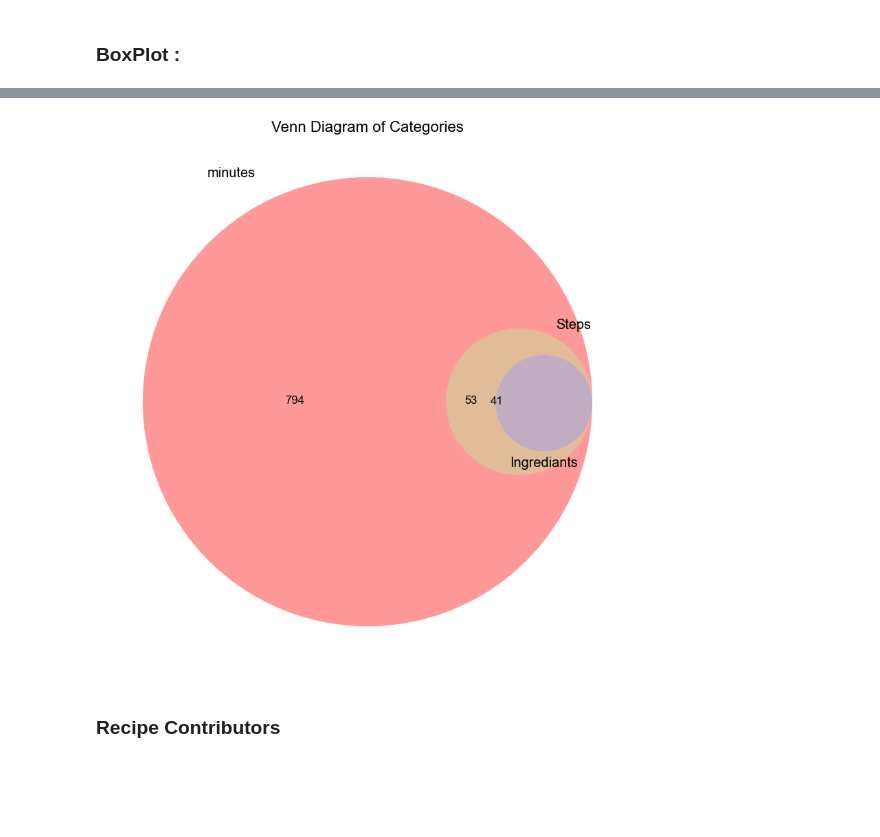
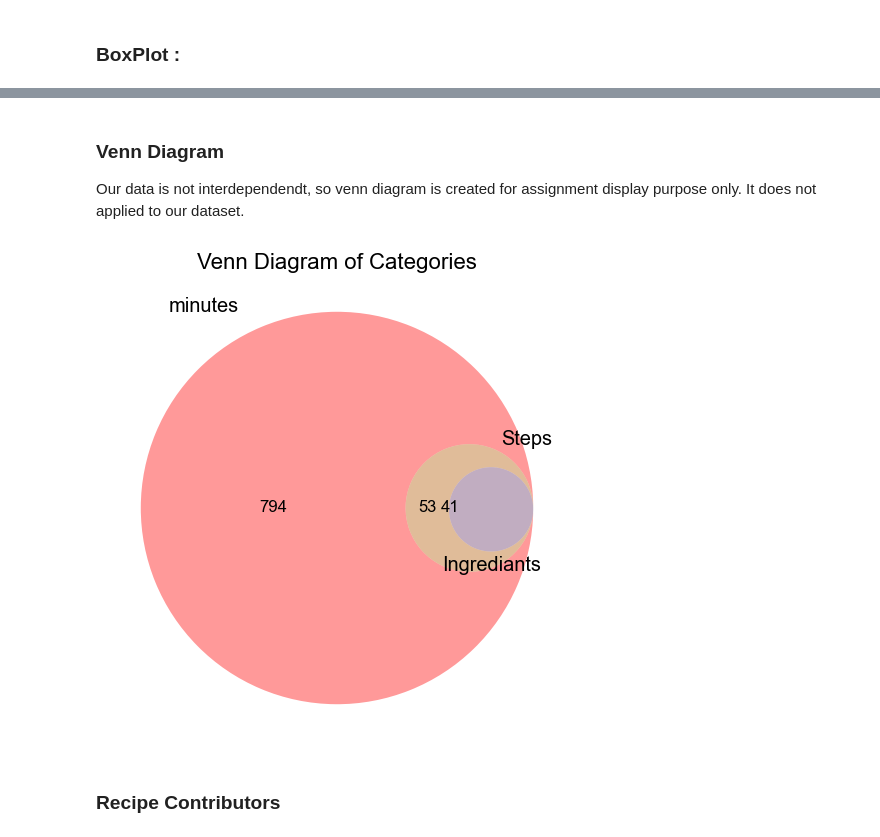
Before and after one commit to khushbunlad/PROG8431, a Jupyter notebook: Workshop2.ipynb, the cells around one changed output, grey strips where cells are left out. Cells and saved outputs as stored; diff of their text form; code cells hidden in the pictures; blank space fills up the shorter version.

```diff
--- a/Workshop2.ipynb
+++ b/Workshop2.ipynb
@@ -85,6 +85,15 @@ class RawRecipe:
             print(f"Median  \t:\t {median_minute:.2f} minutes i.e {median_minute/60:.2f} hours")
             mode_minute = self.data['minutes'].mode()
             print(f"Mode    \t:\t {mode_minute[0]:.2f} minutes i.e {mode_minute[0]/60:.2f} hours")
+            mode_var = self.data['minutes'].var()
+            print(f"variance\t:\t {mode_var:.2f} minutes")
+            mode_std = self.data['minutes'].var()
+            print(f"std. deviation\t:\t {mode_std:.2f} minutes")
+            print(f"Quartiles(25%) \t:\t {self.data['minutes'].quantile(0.25)}")
+            print(f"Quartiles(50%) \t:\t {self.data['minutes'].quantile(0.50)}")
+            print(f"Quartiles(75%) \t:\t {self.data['minutes'].quantile(0.75)}")
+            print(f"Quartiles(100%) \t:\t {self.data['minutes'].max()}")
+
 
             # Steps to perform
             print("\r\nData summary : Number of steps (Efforts to prepare) \r\n")
@@ -96,6 +105,14 @@ class RawRecipe:
             print(f"Median  \t:\t {median_steps:.2f} steps")
             mode_steps = self.data['n_steps'].mode()
             print(f"Mode    \t:\t {mode_steps[0]:.2f} steps")
+            mode_varns = self.data['n_steps'].var()
+            print(f"variance\t:\t {mode_varns:.2f} steps")
+            mode_stdns = self.data['n_steps'].var()
+            print(f"std. deviation\t:\t {mode_stdns:.2f} steps")
+            print(f"Quartiles(25%) \t:\t {self.data['n_steps'].quantile(0.25)}")
+            print(f"Quartiles(50%) \t:\t {self.data['n_steps'].quantile(0.50)}")
+            print(f"Quartiles(75%) \t:\t {self.data['n_steps'].quantile(0.75)}")
+            print(f"Quartiles(100%) \t:\t {self.data['n_steps'].max()}")
 
             # Ingrediants
             print("\r\nData summary : Required Ingrediants \r\n")
@@ -107,6 +124,14 @@ class RawRecipe:
             print(f"Median  \t:\t {median_ing:.2f} ingrediants")
             mode_ing = self.data['n_ingredients'].mode()
             print(f"Mode    \t:\t {mode_ing[0]:.2f} ingrediants")
+            mode_vari = self.data['n_ingredients'].var()
+            print(f"variance\t:\t {mode_vari:.2f} ingrediants")
+            mode_stdi = self.data['n_ingredients'].var()
+            print(f"std. deviation\t:\t {mode_stdi:.2f} ingrediants")
+            print(f"Quartiles(25%) \t:\t {self.data['n_ingredients'].quantile(0.25)}")
+            print(f"Quartiles(50%) \t:\t {self.data['n_ingredients'].quantile(0.50)}")
+            print(f"Quartiles(75%) \t:\t {self.data['n_ingredients'].quantile(0.75)}")
+            print(f"Quartiles(100%) \t:\t {self.data['n_ingredients'].max()}")
         else:
             print("Unable to load Recepe data.")
 
@@ -232,31 +262,31 @@ plt.show()
+# %% [markdown]
+### Venn Diagram
+
+Our data is not interdependendt, so venn diagram is created for assignment display purpose only. It does not applied to our dataset.
 # %%
 from matplotlib_venn import venn3
 
-# Load your dataset
-# Adjust the file name and path as necessary
-df = pd.read_csv('./Dataset/RAW_recipes.csv')
-
 # Replace these with your actual column names
-set1 = set(df['minutes'])
-set2 = set(df['n_steps'])
-set3 = set(df['n_ingredients'])
+set1 = set(recepeData.data['minutes'])
+set2 = set(recepeData.data['n_steps'])
+set3 = set(recepeData.data['n_ingredients'])
 
 # Create the Venn diagram
-plt.figure(figsize=(10, 10))
+plt.figure(figsize=(6, 6))
 venn3([set1, set2, set3],
       set_labels=('minutes', 'Steps', 'Ingrediants'))
 
 # Customize the plot
 plt.title("Venn Diagram of Categories", fontsize=16)
 
 # Add some styling
 plt.rcParams['font.size'] = 12
 plt.rcParams['font.family'] = 'Arial'
 
 # Show the plot
 plt.show()
 # %% [output]
-[figure, old version]
+[figure, new version]
 # %% [markdown]
 ### Recipe Contributors
 # %%
```
Also changed, not shown: parts of 9 cells of this notebook.
